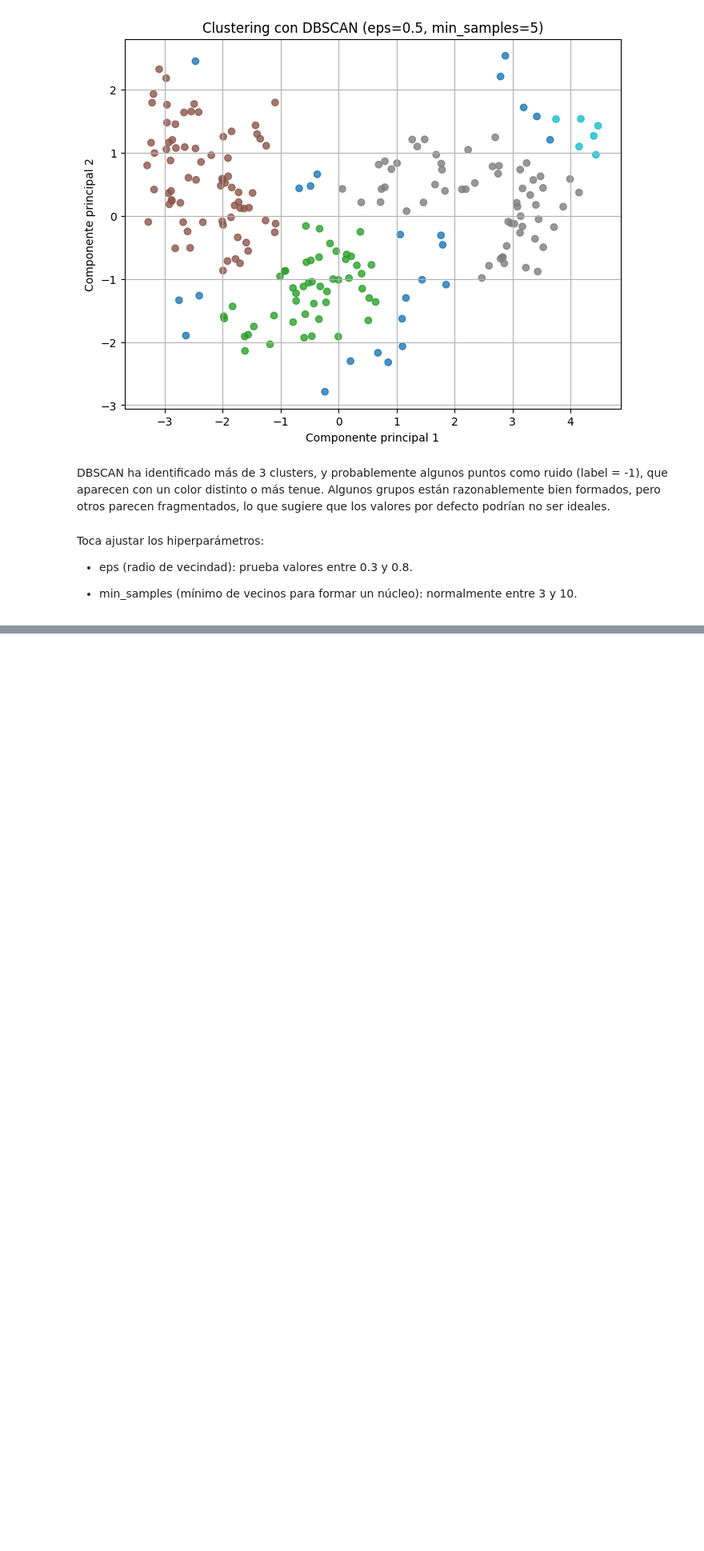
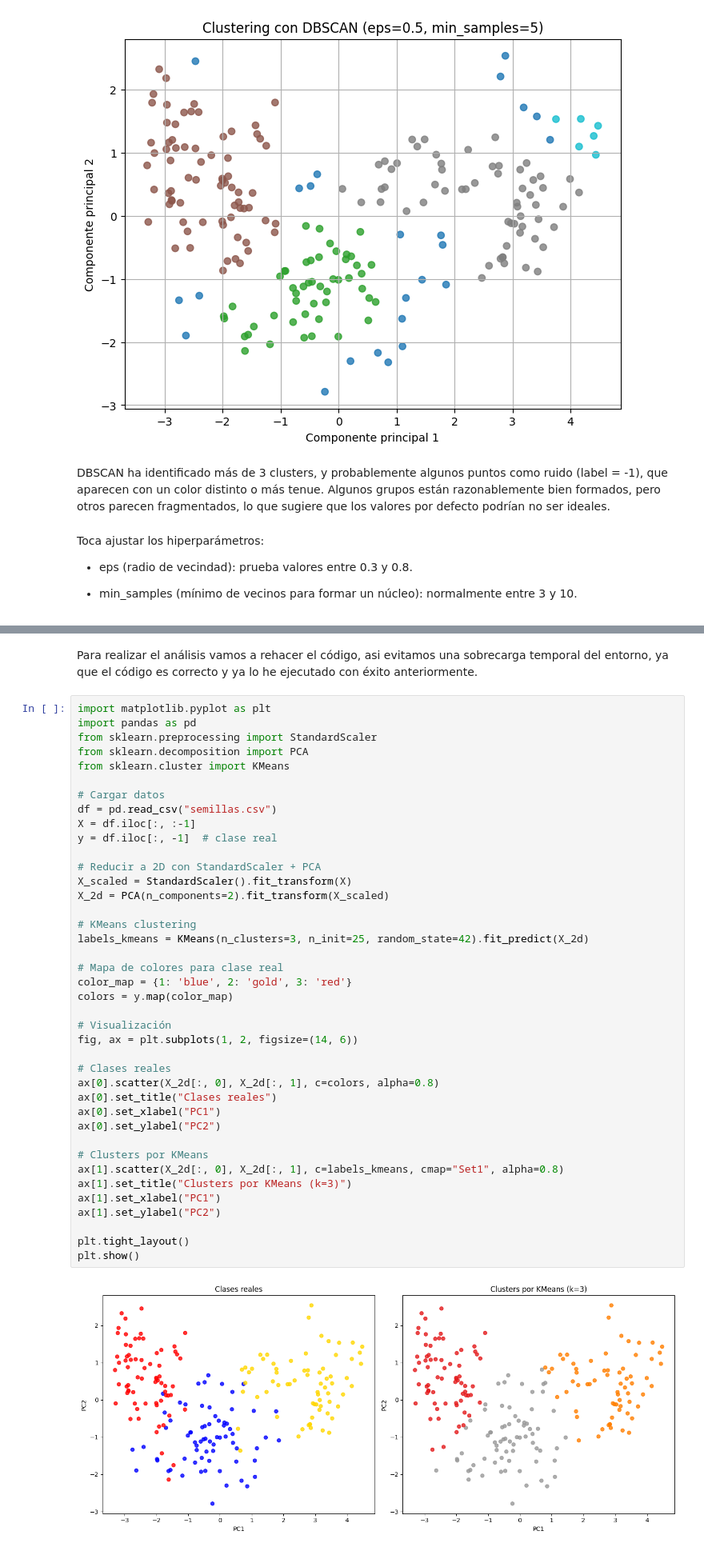
Before and after one commit to 100454201/Grupo35_Practica2, a Jupyter notebook: notebook_P2.ipynb, the cells around one changed output, grey strips where cells are left out. Shown at 80% size. Drawn from its saved outputs; the diff is of its cells as text; blank space fills up the shorter version.

```diff
--- a/notebook_P2.ipynb
+++ b/notebook_P2.ipynb
@@ -212,0 +269,44 @@ Toca ajustar los hiperparámetros:
+# %% [markdown]
+Para realizar el análisis vamos a rehacer el código, asi evitamos una sobrecarga temporal del entorno, ya que el código es correcto y ya lo he ejecutado con éxito anteriormente.
+# %%
+import matplotlib.pyplot as plt
+import pandas as pd
+from sklearn.preprocessing import StandardScaler
+from sklearn.decomposition import PCA
+from sklearn.cluster import KMeans
+
+# Cargar datos
+df = pd.read_csv("semillas.csv")
+X = df.iloc[:, :-1]
+y = df.iloc[:, -1]  # clase real
+
+# Reducir a 2D con StandardScaler + PCA
+X_scaled = StandardScaler().fit_transform(X)
+X_2d = PCA(n_components=2).fit_transform(X_scaled)
+
+# KMeans clustering
+labels_kmeans = KMeans(n_clusters=3, n_init=25, random_state=42).fit_predict(X_2d)
+
+# Mapa de colores para clase real
+color_map = {1: 'blue', 2: 'gold', 3: 'red'}
+colors = y.map(color_map)
+
+# Visualización
+fig, ax = plt.subplots(1, 2, figsize=(14, 6))
+
+# Clases reales
+ax[0].scatter(X_2d[:, 0], X_2d[:, 1], c=colors, alpha=0.8)
+ax[0].set_title("Clases reales")
+ax[0].set_xlabel("PC1")
+ax[0].set_ylabel("PC2")
+
+# Clusters por KMeans
+ax[1].scatter(X_2d[:, 0], X_2d[:, 1], c=labels_kmeans, cmap="Set1", alpha=0.8)
+ax[1].set_title("Clusters por KMeans (k=3)")
+ax[1].set_xlabel("PC1")
+ax[1].set_ylabel("PC2")
+
+plt.tight_layout()
+plt.show()
+# %% [output]
+[figure, added]
```
Also changed, not shown: parts of 13 cells of this notebook, 1 other file.
